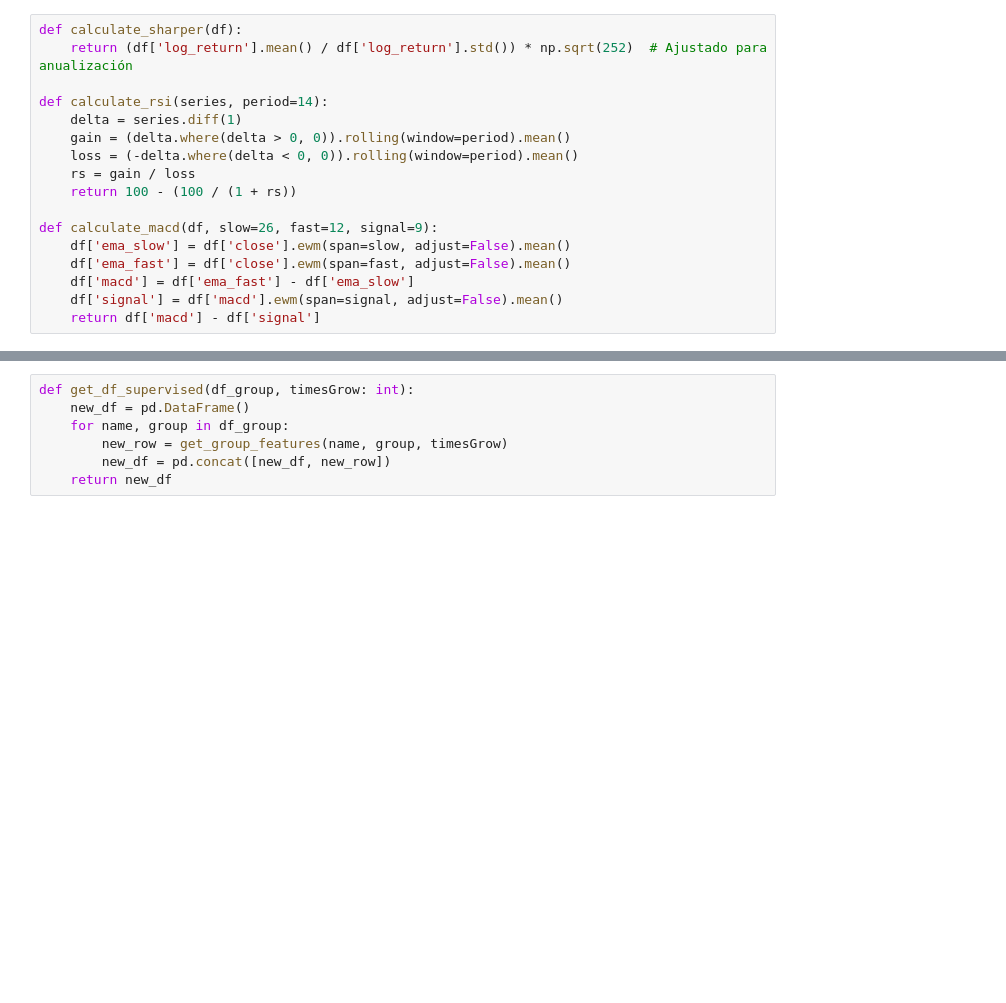
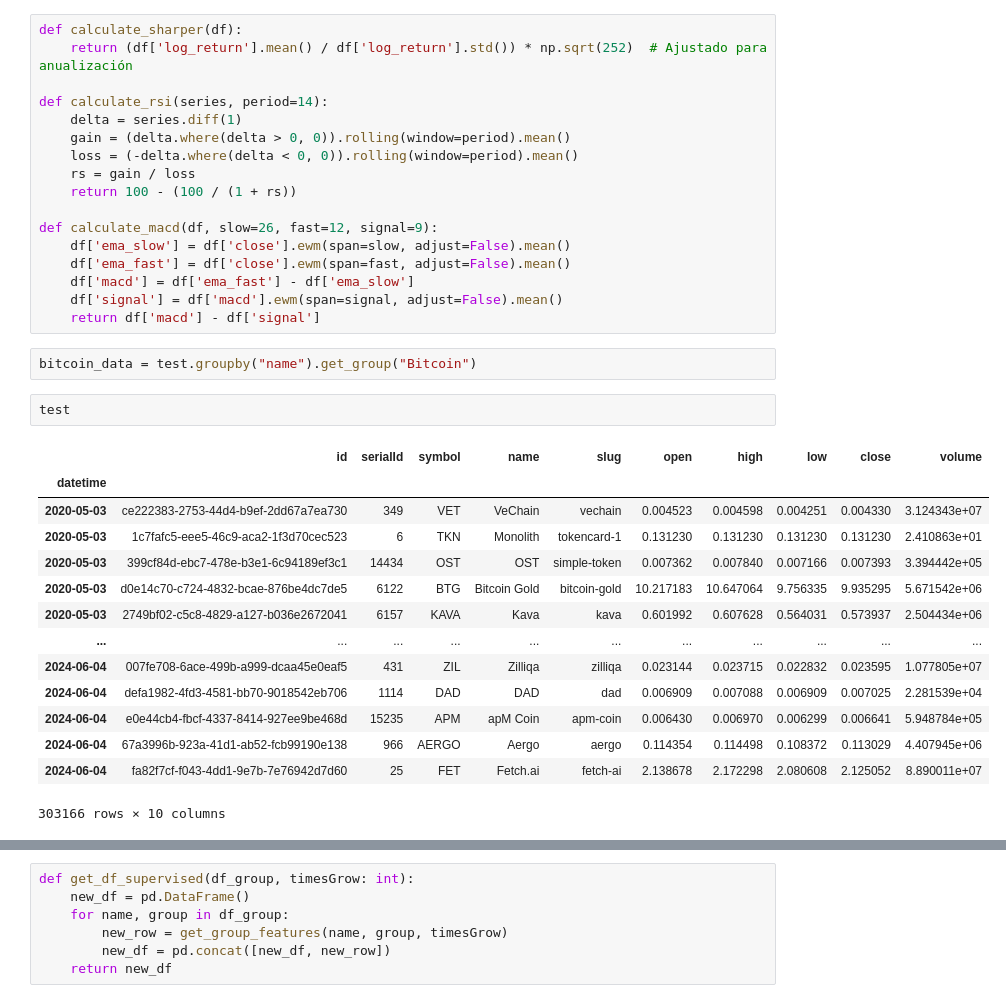
Before and after one commit to LuisFelipePoma/Crypto_App, a Jupyter notebook: src/notebooks/crispdm_model/2_EDA.ipynb, the cells around one changed output, grey strips where cells are left out. Cells and saved outputs as stored; diff of their text form; blank space fills up the shorter version.

```diff
--- a/src/notebooks/crispdm_model/2_EDA.ipynb
+++ b/src/notebooks/crispdm_model/2_EDA.ipynb
@@ -344,3 +359,22 @@ def calculate_macd(df, slow=26, fast=12, signal=9):
     df['macd'] = df['ema_fast'] - df['ema_slow']
     df['signal'] = df['macd'].ewm(span=signal, adjust=False).mean()
     return df['macd'] - df['signal']
+# %%
+bitcoin_data = test.groupby("name").get_group("Bitcoin")
+# %%
+test
+# %% [output]
+|  | id | serialId | symbol | name | slug | open | high | low | close | volume |
+| datetime |  |  |  |  |  |  |  |  |  |  |
+| 2020-05-03 | ce222383-2753-44d4-b9ef-2dd67a7ea730 | 349 | VET | VeChain | vechain | 0.004523 | 0.004598 | 0.004251 | 0.004330 | 3.124343e+07 |
+| 2020-05-03 | 1c7fafc5-eee5-46c9-aca2-1f3d70cec523 | 6 | TKN | Monolith | tokencard-1 | 0.131230 | 0.131230 | 0.131230 | 0.131230 | 2.410863e+01 |
+| 2020-05-03 | 399cf84d-ebc7-478e-b3e1-6c94189ef3c1 | 14434 | OST | OST | simple-token | 0.007362 | 0.007840 | 0.007166 | 0.007393 | 3.394442e+05 |
+| 2020-05-03 | d0e14c70-c724-4832-bcae-876be4dc7de5 | 6122 | BTG | Bitcoin Gold | bitcoin-gold | 10.217183 | 10.647064 | 9.756335 | 9.935295 | 5.671542e+06 |
+| 2020-05-03 | 2749bf02-c5c8-4829-a127-b036e2672041 | 6157 | KAVA | Kava | kava | 0.601992 | 0.607628 | 0.564031 | 0.573937 | 2.504434e+06 |
+| ... | ... | ... | ... | ... | ... | ... | ... | ... | ... | ... |
+| 2024-06-04 | 007fe708-6ace-499b-a999-dcaa45e0eaf5 | 431 | ZIL | Zilliqa | zilliqa | 0.023144 | 0.023715 | 0.022832 | 0.023595 | 1.077805e+07 |
+| 2024-06-04 | defa1982-4fd3-4581-bb70-9018542eb706 | 1114 | DAD | DAD | dad | 0.006909 | 0.007088 | 0.006909 | 0.007025 | 2.281539e+04 |
+| 2024-06-04 | e0e44cb4-fbcf-4337-8414-927ee9be468d | 15235 | APM | apM Coin | apm-coin | 0.006430 | 0.006970 | 0.006299 | 0.006641 | 5.948784e+05 |
+| 2024-06-04 | 67a3996b-923a-41d1-ab52-fcb99190e138 | 966 | AERGO | Aergo | aergo | 0.114354 | 0.114498 | 0.108372 | 0.113029 | 4.407945e+06 |
+| 2024-06-04 | fa82f7cf-f043-4dd1-9e7b-7e76942d7d60 | 25 | FET | Fetch.ai | fetch-ai | 2.138678 | 2.172298 | 2.080608 | 2.125052 | 8.890011e+07 |
+303166 rows × 10 columns
```
Also changed, not shown: parts of 27 cells of this notebook, 12 other files.
